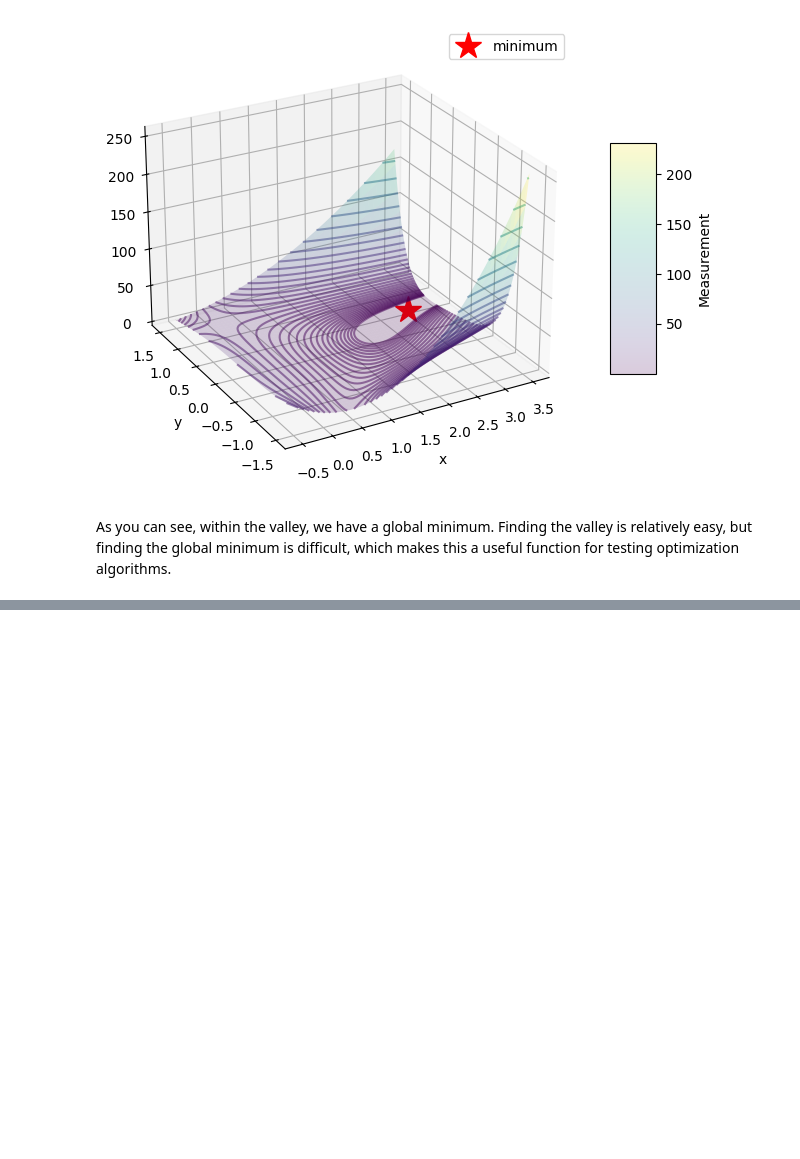
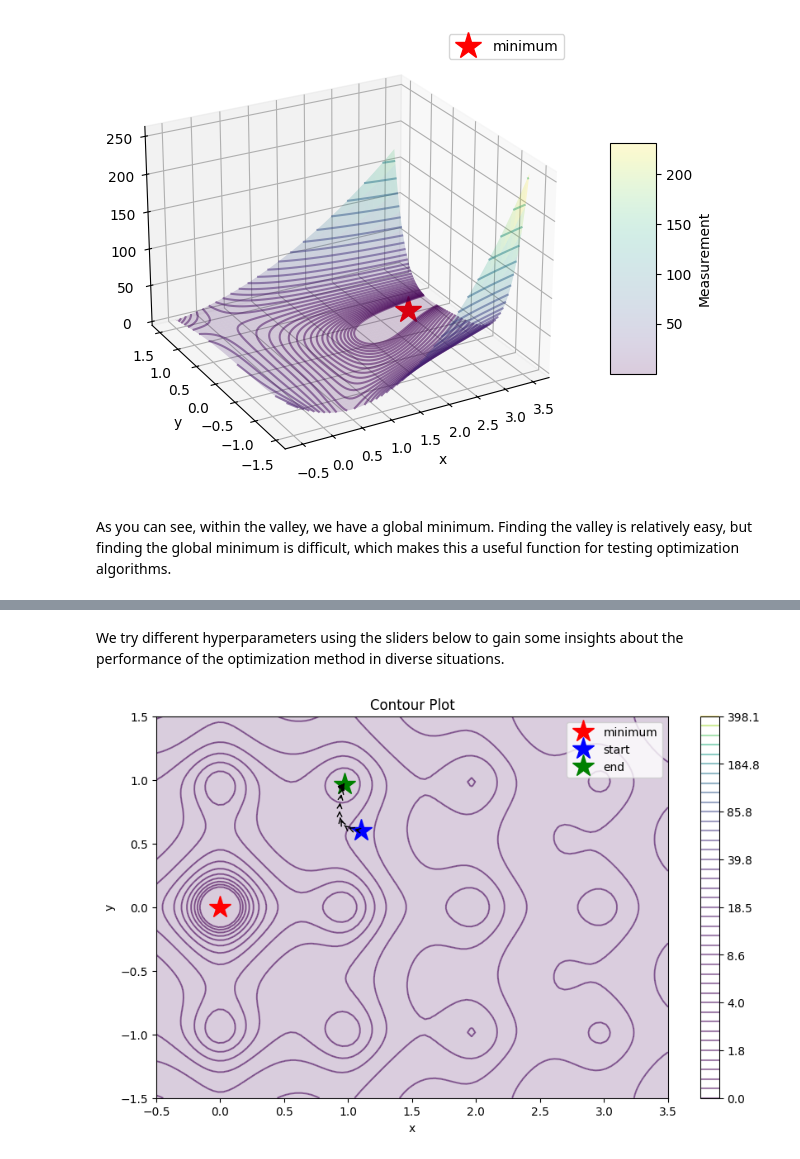
Before and after one commit to DnyaNvB/DeepLearning-Optimization-Methods, a Jupyter notebook: DL-optimization-functions.ipynb, the cells around one changed output, grey strips where cells are left out. Drawn from its saved outputs; the diff is of its cells as text; code cells hidden in the pictures; blank space fills up the shorter version.

```diff
--- a/DL-optimization-functions.ipynb
+++ b/DL-optimization-functions.ipynb
@@ -127,0 +187,25 @@ As you can see, within the valley, we have a global minimum. Finding the valley
+# %%
+def GD_update(params, grads, states, hyper_params):
+  # hyper-param typical values: learning_rate=0.01
+  # GD doesn't have any state, so you don't need it here
+  for param, grad in zip(params, grads):
+    param.data = param.data - hyper_params['lr'] * grad
+# %% [markdown]
+We try different hyperparameters using the sliders below to gain some insights about the performance of the optimization method in diverse situations.
+# %%
+#@title {run: "auto"}
+start_x = 1.1 #@param {type:"slider", min:-0.5, max:3.5, step:0.1}
+start_y = 0.6  #@param {type:"slider", min:-1.5, max:1.5, step:0.1}
+learning_rate = 0.017 #@param {type:"slider", min:0, max:0.02, step:0.0005}
+epochs = 88 #@param {type:"slider", min:1, max:150, step:1}
+is_first_order = True
+
+x = torch.tensor(start_x, dtype=torch.float32, requires_grad=True)
+y = torch.tensor(start_y, dtype=torch.float32, requires_grad=True)
+params = [x, y]
+states = []
+hyper_params = {"lr": learning_rate}
+
+optimize_loss(ackley, GD_update, params, states, hyper_params, is_first_order)
+# %% [output]
+[figure, added]
```
Also changed, not shown: parts of 4 cells of this notebook.
